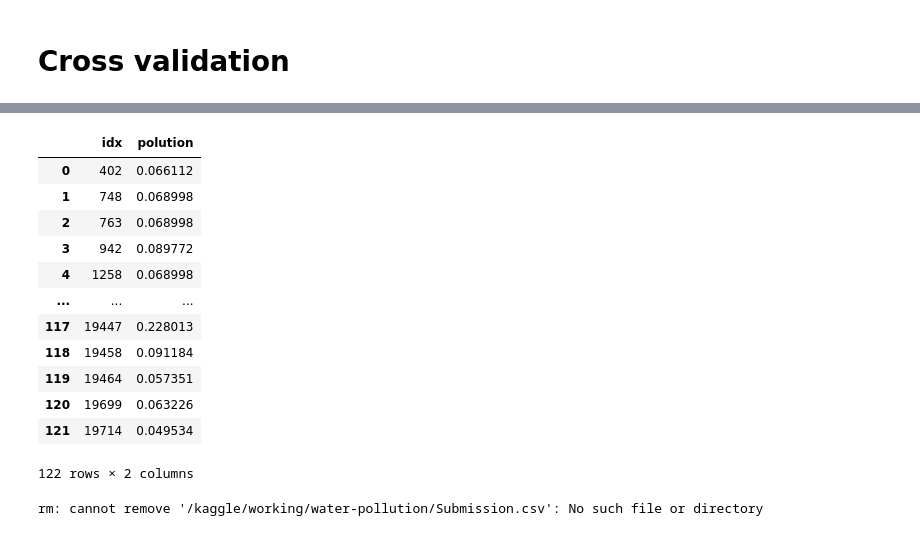
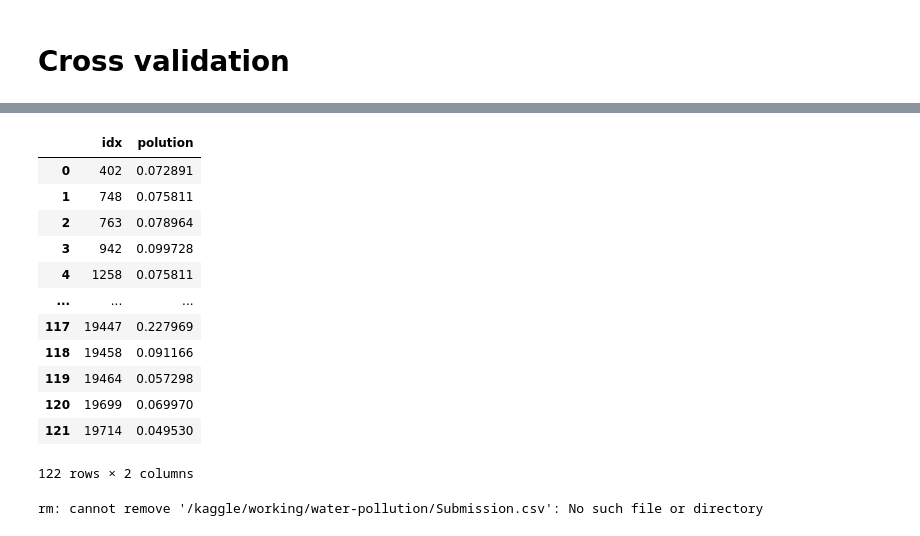
Before and after one commit to hydramst/car_price_prediction, a Jupyter notebook: water-pollution-lr.ipynb, the cells around one changed output, grey strips where cells are left out. Saved outputs shown, nothing was run; the diff lists cells and outputs as text; code cells hidden in the pictures.

```diff
--- a/water-pollution-lr.ipynb
+++ b/water-pollution-lr.ipynb
@@ -39,7 +39,7 @@ Target = pd.read_csv('/kaggle/input/water-pollution/Target.csv', delimiter = ','
 Submission = pd.read_csv('/kaggle/input/water-pollution/Submission.csv', delimiter = ',')
 # %%
 df = pd.concat([DF_train, DF_test])
-df = df.drop(columns = ['Unnamed: 0','period', 'leather', 'rate', 'venue', 'code'], axis =1)
+df = df.drop(columns = ['Unnamed: 0','period', 'code'], axis =1)
 #df = df.join(Target['polution'])
 # %% [markdown]
 ## view categorical and numerical columns
@@ -77,3 +80,11 @@ print(DF_train.shape[0], train.shape[0], DF_test.shape[0], test.shape[0])
 # %%
 X, y = train.values, Target['polution'].values
 X_train, X_test, y_train, y_test = train_test_split(X, y, test_size=0.2, random_state=42)
+
+#Creating StandardScaler Object
+scaler = StandardScaler()
+X_train = scaler.fit_transform(X_train)
+X_test = scaler.transform(X_test)
+X_t = scaler.transform(test)
+# Seeing the scaled values of X_train
+pd.DataFrame(X_train).tail()
@@ -164,25 +170,27 @@ dtype: float64
 # %%
 model = Ridge(alpha=0.0005, max_iter=10000)
 
 model.fit(X_train, y_train)
 
-y_predict = model.predict(test)
+y_predict = model.predict(X_t)
 
+#y_predict = scaler.inverse_transform(y_predict)
+#y_predict = np.exp(y_predict)
 Submission['polution'] = y_predict
 Submission
 # %% [output]
 |  | idx | polution |
-| 0 | 402 | 0.066112 |
-| 1 | 748 | 0.068998 |
-| 2 | 763 | 0.068998 |
-| 3 | 942 | 0.089772 |
-| 4 | 1258 | 0.068998 |
+| 0 | 402 | 0.072891 |
+| 1 | 748 | 0.075811 |
+| 2 | 763 | 0.078964 |
+| 3 | 942 | 0.099728 |
+| 4 | 1258 | 0.075811 |
 | ... | ... | ... |
-| 117 | 19447 | 0.228013 |
-| 118 | 19458 | 0.091184 |
-| 119 | 19464 | 0.057351 |
-| 120 | 19699 | 0.063226 |
-| 121 | 19714 | 0.049534 |
+| 117 | 19447 | 0.227969 |
+| 118 | 19458 | 0.091166 |
+| 119 | 19464 | 0.057298 |
+| 120 | 19699 | 0.069970 |
+| 121 | 19714 | 0.049530 |
 122 rows × 2 columns
 # %%
 ! rm /kaggle/working/water-pollution/Submission.csv
```
Also changed, not shown: parts of 11 cells of this notebook.
